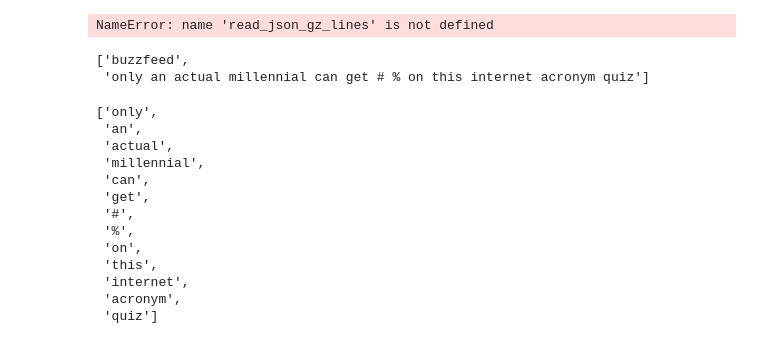
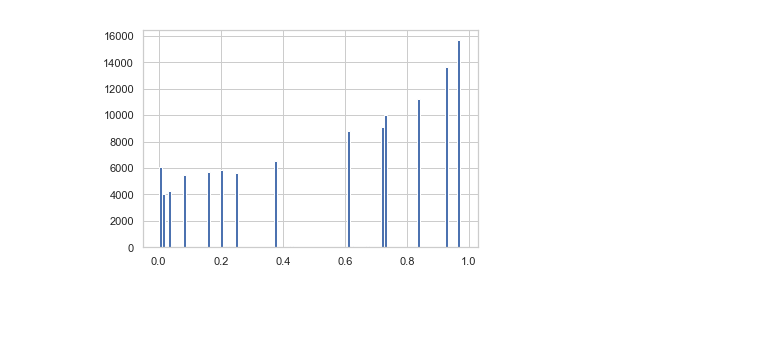
Before and after one commit to isaacOnline/headline-parser, a Jupyter notebook: lstm.ipynb, the cells around one changed output. Cells and saved outputs as stored; diff of their text form; code cells hidden in the pictures; blank space fills up the shorter version.

```diff
--- a/lstm.ipynb
+++ b/lstm.ipynb
@@ -59,6 +105,0 @@ from headline_parser import nlp, standardize_text
-# %%
-for row in read_json_gz_lines('data/cleaning-titles.json/'):
-    if 'only an actual millennial can get' in row['title'].lower():
-        print(row)
-# %% [output]
-NameError: name 'read_json_gz_lines' is not defined
@@ -67,21 +106,4 @@ doc = nlp(standardize_text("Buzzfeed --- Only An Actual Millennial Can Get 100%
-# %%
-[s._.clf_text for s in doc._.spans if s._.clf_text]
-# %% [output]
-['buzzfeed',
- 'only an actual millennial can get # % on this internet acronym quiz']
-# %%
-doc._.clf_token_texts
-# %% [output]
-['only',
- 'an',
- 'actual',
- 'millennial',
- 'can',
- 'get',
- '#',
- '%',
- 'on',
- 'this',
- 'internet',
- 'acronym',
- 'quiz']
+# %%
+_ = plt.hist(df.p, bins=100)
+# %% [output]
+[figure, added]
```
Also changed, not shown: parts of 24 cells of this notebook, 2 other files.
